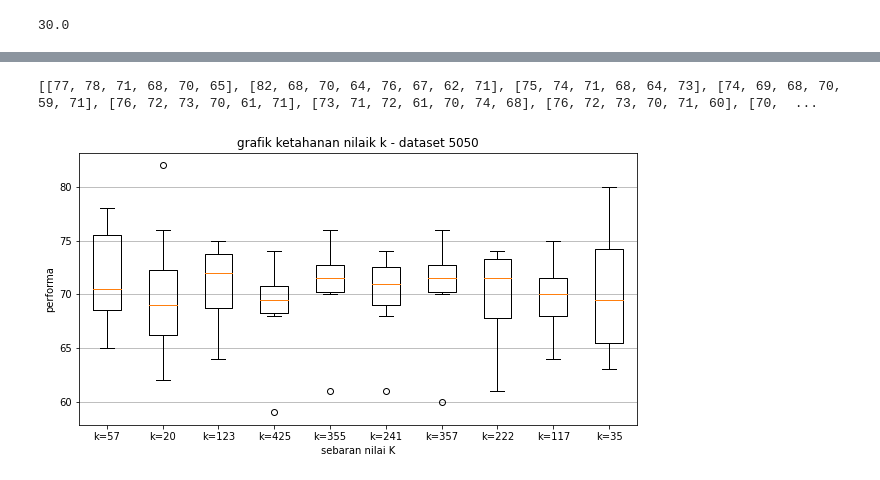
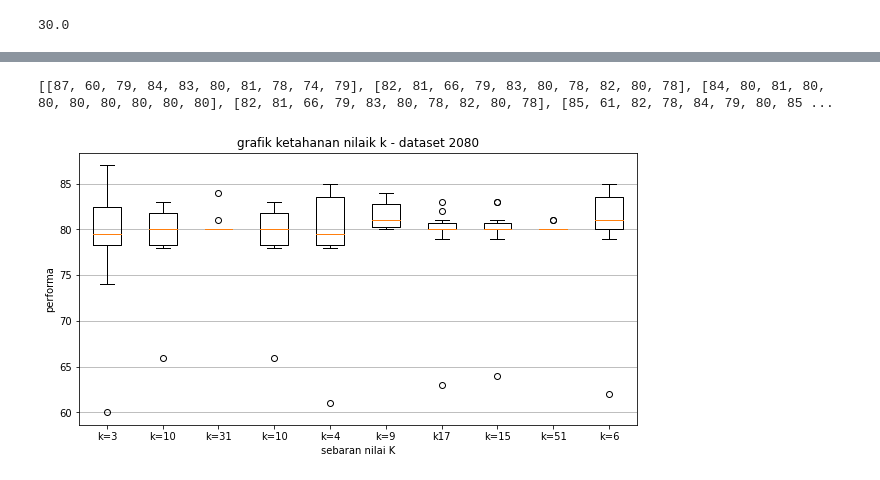
Before and after one commit to HuzainAzis/knn-cv, a Jupyter notebook: sourcecode.ipynb, the cells around one changed output, grey strips where cells are left out. Drawn from its saved outputs; the diff is of its cells as text; code cells hidden in the pictures.

```diff
--- a/sourcecode.ipynb
+++ b/sourcecode.ipynb
@@ -163,36 +263,36 @@ plt.show()
 # %%
 fig1, ax1 = plt.subplots(figsize=(10,5))
 
 # perubahan nilai k
 all_data = [
-            [77,78,71,68,70,65],
-            [82,68,70,64,76,67,62,71],
-            [75,74,71,68,64,73],
-            [74,69,68,70,59,71],
-            [76,72,73,70,61,71],
-            [73,71,72,61,70,74,68],
-            [76,72,73,70,71,60],
-            [70,73,61,74],
-            [67,64,75,72,70,71,69],
-            [75,70,80,69,66,64,74,63]
+            [87,60,79,84,83,80,81,78,74,79],
+            [82,81,66,79,83,80,78,82,80,78],
+            [84,80,81,80,80,80,80,80,80,80],
+            [82,81,66,79,83,80,78,82,80,78],
+            [85,61,82,78,84,79,80,85,79,78],
+            [84,84,80,82,80,81,81,80,81,83],
+            [80,82,63,79,83,80,80,81,80,80],
+            [83,79,64,80,81,80,83,80,80,80],
+            [81,80,81,80,80,80,80,80,80,80],
+            [82,85,62,81,80,84,79,84,81,80],
           ]
 print(all_data)
 
 # plot box plot
 ax1.boxplot(all_data)
-ax1.set_title('grafik ketahanan nilaik k - dataset 5050')
+ax1.set_title('grafik ketahanan nilaik k - dataset 2080')
 
 #adding horizontal grid lines
 
 ax1.yaxis.grid(True)
 ax1.set_xticks([y +1 for y in range(len(all_data))])
 ax1.set_xlabel('sebaran nilai K')
 ax1.set_ylabel('performa')
 
 #add x-tick labels
 plt.setp(ax1, xticks=[y+1 for y in range(len(all_data))],
-         xticklabels=[ 'k=57','k=20','k=123','k=425','k=355','k=241','k=357','k=222','k=117','k=35'])
+         xticklabels=[ 'k=3','k=10','k=31','k=10','k=4','k=9','k17','k=15','k=51','k=6'])
 plt.show()
 # %% [output]
-[[77, 78, 71, 68, 70, 65], [82, 68, 70, 64, 76, 67, 62, 71], [75, 74, 71, 68, 64, 73], [74, 69, 68, 70, 59, 71], [76, 72, 73, 70, 61, 71], [73, 71, 72, 61, 70, 74, 68], [76, 72, 73, 70, 71, 60], [70,  ...
+[[87, 60, 79, 84, 83, 80, 81, 78, 74, 79], [82, 81, 66, 79, 83, 80, 78, 82, 80, 78], [84, 80, 81, 80, 80, 80, 80, 80, 80, 80], [82, 81, 66, 79, 83, 80, 78, 82, 80, 78], [85, 61, 82, 78, 84, 79, 80, 85 ...
-[figure, old version]
+[figure, new version]
```
Also changed, not shown: parts of 5 cells of this notebook.
